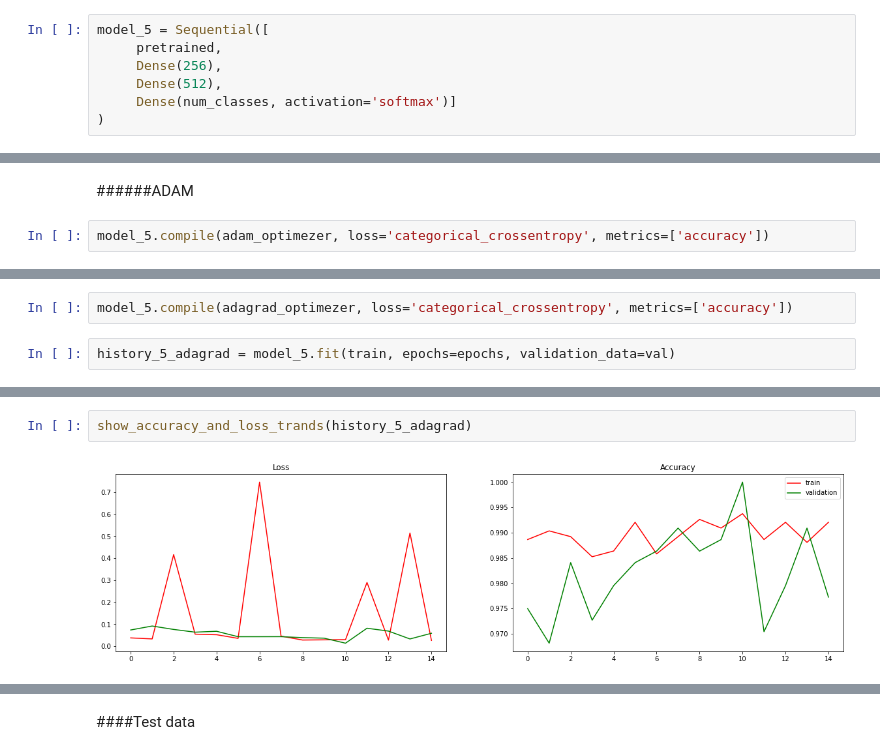
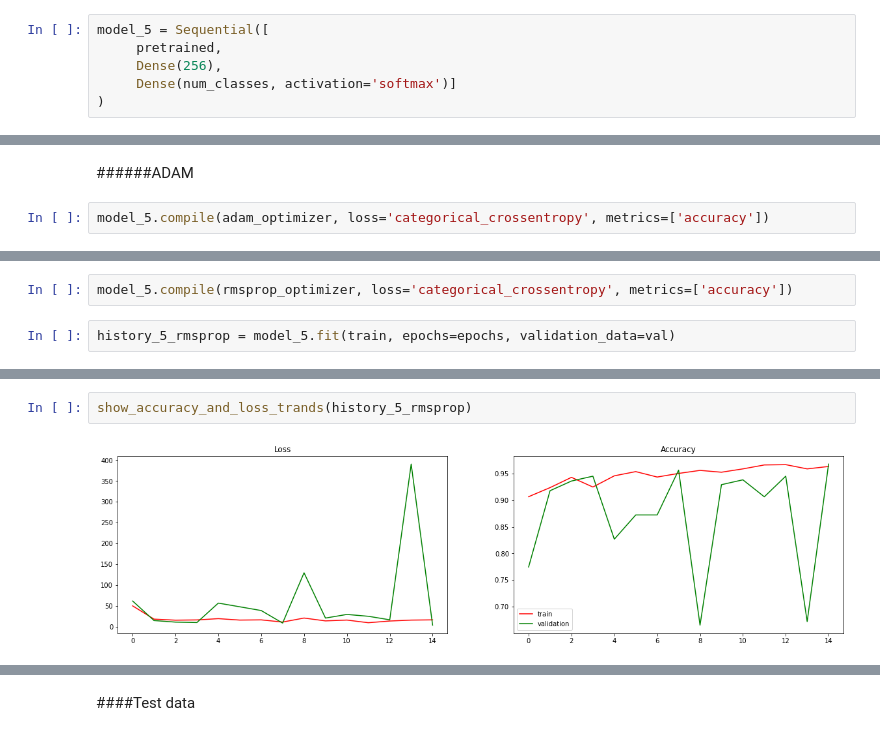
Before and after one commit to mc-off/ML, a Jupyter notebook: RPS_prediction/RPS_prediction.ipynb, the cells around one changed output, grey strips where cells are left out. Saved outputs shown, nothing was run; the diff lists cells and outputs as text.

```diff
--- a/RPS_prediction/RPS_prediction.ipynb
+++ b/RPS_prediction/RPS_prediction.ipynb
@@ -1005,7 +1359,6 @@ Downloading data from https://storage.googleapis.com/tensorflow/keras-applicatio
 model_5 = Sequential([
      pretrained,
      Dense(256),
-     Dense(512),
      Dense(num_classes, activation='softmax')]
 )
 # %%
@@ -1045,7 +1403,7 @@ model_5_sgd_acc = show_eval(model_5, val)
 # %% [markdown]
 ######ADAM
 # %%
-model_5.compile(adam_optimezer, loss='categorical_crossentropy', metrics=['accuracy'])
+model_5.compile(adam_optimizer, loss='categorical_crossentropy', metrics=['accuracy'])
 # %%
 history_5_adam = model_5.fit(train, epochs=epochs, validation_data=val)
 # %% [output]
@@ -1080,6 +1438,6 @@ Accuracy: 96
 # %%
-model_5.compile(adagrad_optimezer, loss='categorical_crossentropy', metrics=['accuracy'])
+model_5.compile(rmsprop_optimizer, loss='categorical_crossentropy', metrics=['accuracy'])
 # %%
-history_5_adagrad = model_5.fit(train, epochs=epochs, validation_data=val)
+history_5_rmsprop = model_5.fit(train, epochs=epochs, validation_data=val)
 # %% [output]
 Epoch 1/15
@@ -1102,5 +1460,5 @@ Epoch 15/15
 # %%
-show_accuracy_and_loss_trands(history_5_adagrad)
+show_accuracy_and_loss_trands(history_5_rmsprop)
 # %% [output]
-[figure, old version]
+[figure, new version]
 # %%
```
Also changed, not shown: parts of 171 cells of this notebook.
